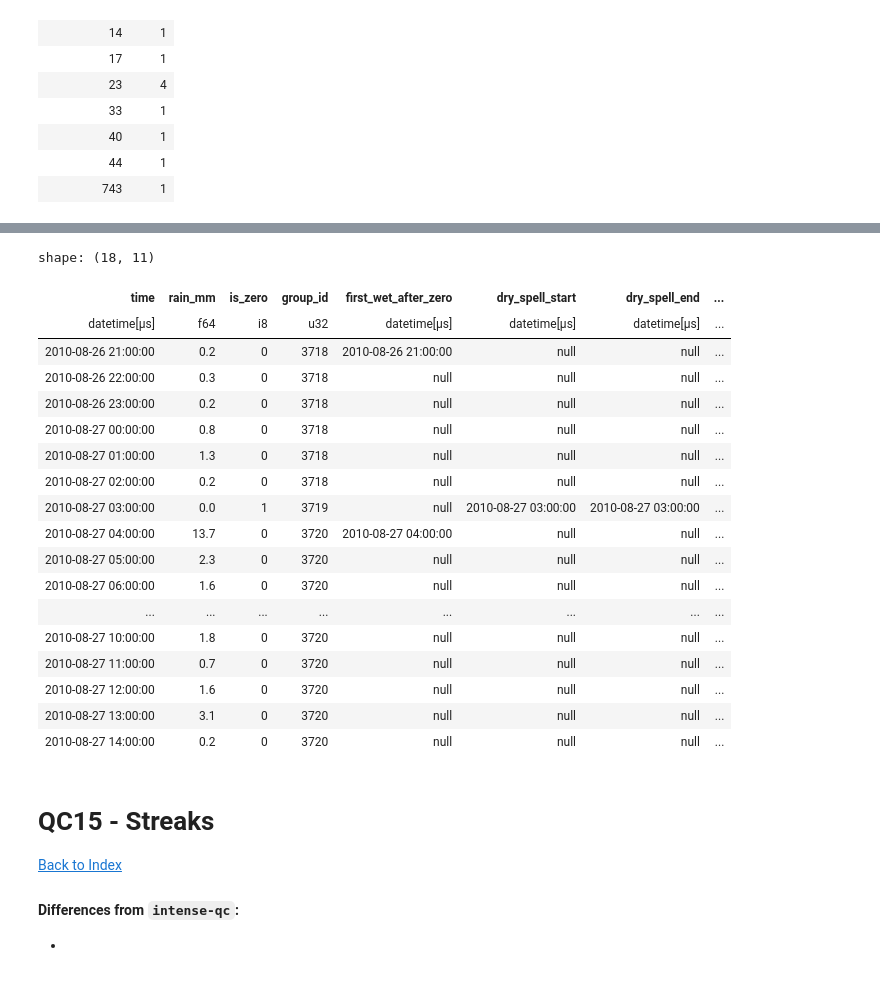
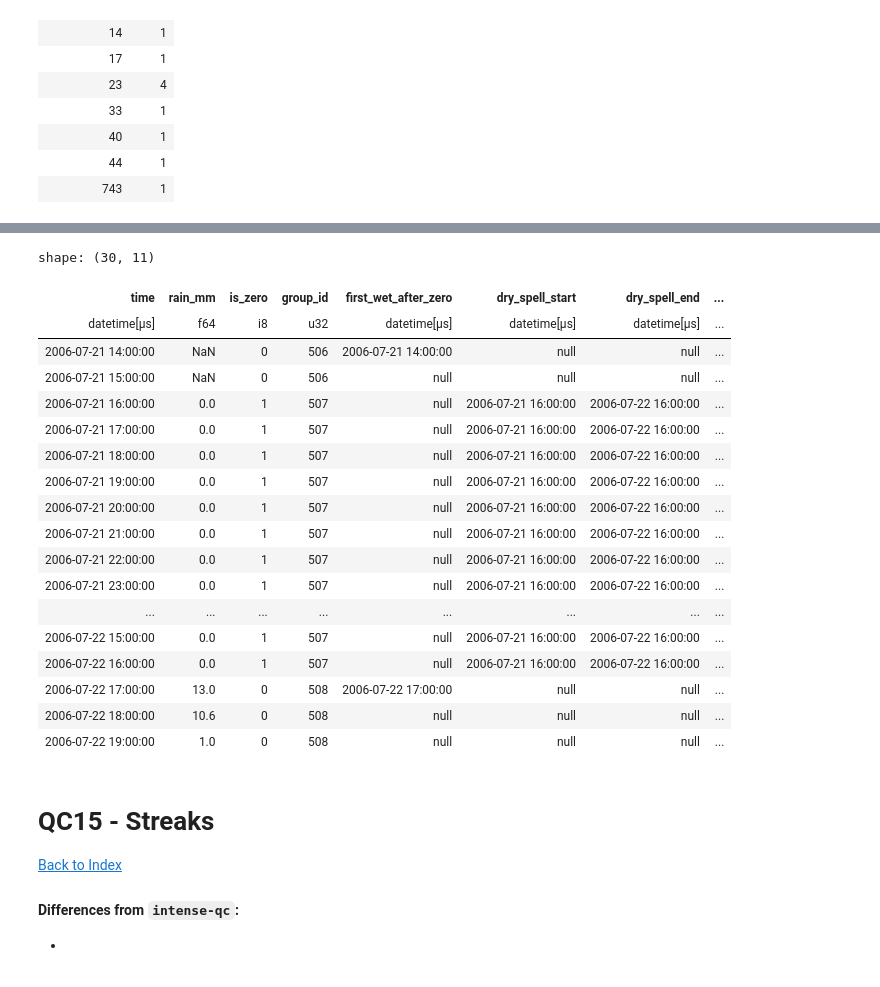
Before and after one commit to Thomasjkeel/RainfallQC-notebooks, a Jupyter notebook: notebooks/timeseries_checks.ipynb, the cells around one changed output, grey strips where cells are left out. Drawn from its saved outputs; the diff is of its cells as text; code cells hidden in the pictures.

```diff
--- a/notebooks/timeseries_checks.ipynb
+++ b/notebooks/timeseries_checks.ipynb
@@ -742,29 +796,29 @@ shape: (11, 2)
 # %%
 ## 3720 has odd profile perhaps a typo in measurement? or very sudden heavy rainfall
 ## 3674-3680 is likely daily accumulation
 gauge_data_dry_spell_all_info_possible_accum.filter(
-    (pl.col("group_id") >= 3720 - 2) & (pl.col("group_id") < 3720 + 1)
+    (pl.col("group_id") >= 508 - 2) & (pl.col("group_id") < 508 + 1)
 )
 # %% [output]
-shape: (18, 11)
+shape: (30, 11)
 | time | rain_mm | is_zero | group_id | first_wet_after_zero | dry_spell_start | dry_spell_end | ... |
 | datetime[μs] | f64 | i8 | u32 | datetime[μs] | datetime[μs] | datetime[μs] | ... |
-| 2010-08-26 21:00:00 | 0.2 | 0 | 3718 | 2010-08-26 21:00:00 | null | null | ... |
-| 2010-08-26 22:00:00 | 0.3 | 0 | 3718 | null | null | null | ... |
-| 2010-08-26 23:00:00 | 0.2 | 0 | 3718 | null | null | null | ... |
-| 2010-08-27 00:00:00 | 0.8 | 0 | 3718 | null | null | null | ... |
-| 2010-08-27 01:00:00 | 1.3 | 0 | 3718 | null | null | null | ... |
-| 2010-08-27 02:00:00 | 0.2 | 0 | 3718 | null | null | null | ... |
-| 2010-08-27 03:00:00 | 0.0 | 1 | 3719 | null | 2010-08-27 03:00:00 | 2010-08-27 03:00:00 | ... |
-| 2010-08-27 04:00:00 | 13.7 | 0 | 3720 | 2010-08-27 04:00:00 | null | null | ... |
-| 2010-08-27 05:00:00 | 2.3 | 0 | 3720 | null | null | null | ... |
-| 2010-08-27 06:00:00 | 1.6 | 0 | 3720 | null | null | null | ... |
+| 2006-07-21 14:00:00 | NaN | 0 | 506 | 2006-07-21 14:00:00 | null | null | ... |
+| 2006-07-21 15:00:00 | NaN | 0 | 506 | null | null | null | ... |
+| 2006-07-21 16:00:00 | 0.0 | 1 | 507 | null | 2006-07-21 16:00:00 | 2006-07-22 16:00:00 | ... |
+| 2006-07-21 17:00:00 | 0.0 | 1 | 507 | null | 2006-07-21 16:00:00 | 2006-07-22 16:00:00 | ... |
+| 2006-07-21 18:00:00 | 0.0 | 1 | 507 | null | 2006-07-21 16:00:00 | 2006-07-22 16:00:00 | ... |
+| 2006-07-21 19:00:00 | 0.0 | 1 | 507 | null | 2006-07-21 16:00:00 | 2006-07-22 16:00:00 | ... |
+| 2006-07-21 20:00:00 | 0.0 | 1 | 507 | null | 2006-07-21 16:00:00 | 2006-07-22 16:00:00 | ... |
+| 2006-07-21 21:00:00 | 0.0 | 1 | 507 | null | 2006-07-21 16:00:00 | 2006-07-22 16:00:00 | ... |
+| 2006-07-21 22:00:00 | 0.0 | 1 | 507 | null | 2006-07-21 16:00:00 | 2006-07-22 16:00:00 | ... |
+| 2006-07-21 23:00:00 | 0.0 | 1 | 507 | null | 2006-07-21 16:00:00 | 2006-07-22 16:00:00 | ... |
 | ... | ... | ... | ... | ... | ... | ... | ... |
-| 2010-08-27 10:00:00 | 1.8 | 0 | 3720 | null | null | null | ... |
-| 2010-08-27 11:00:00 | 0.7 | 0 | 3720 | null | null | null | ... |
-| 2010-08-27 12:00:00 | 1.6 | 0 | 3720 | null | null | null | ... |
-| 2010-08-27 13:00:00 | 3.1 | 0 | 3720 | null | null | null | ... |
-| 2010-08-27 14:00:00 | 0.2 | 0 | 3720 | null | null | null | ... |
+| 2006-07-22 15:00:00 | 0.0 | 1 | 507 | null | 2006-07-21 16:00:00 | 2006-07-22 16:00:00 | ... |
+| 2006-07-22 16:00:00 | 0.0 | 1 | 507 | null | 2006-07-21 16:00:00 | 2006-07-22 16:00:00 | ... |
+| 2006-07-22 17:00:00 | 13.0 | 0 | 508 | 2006-07-22 17:00:00 | null | null | ... |
+| 2006-07-22 18:00:00 | 10.6 | 0 | 508 | null | null | null | ... |
+| 2006-07-22 19:00:00 | 1.0 | 0 | 508 | null | null | null | ... |
 # %% [markdown]
 # QC15 - Streaks
 [Back to Index](#Table-of-contents)
```
Also changed, not shown: parts of 13 cells of this notebook, 1 other file.
